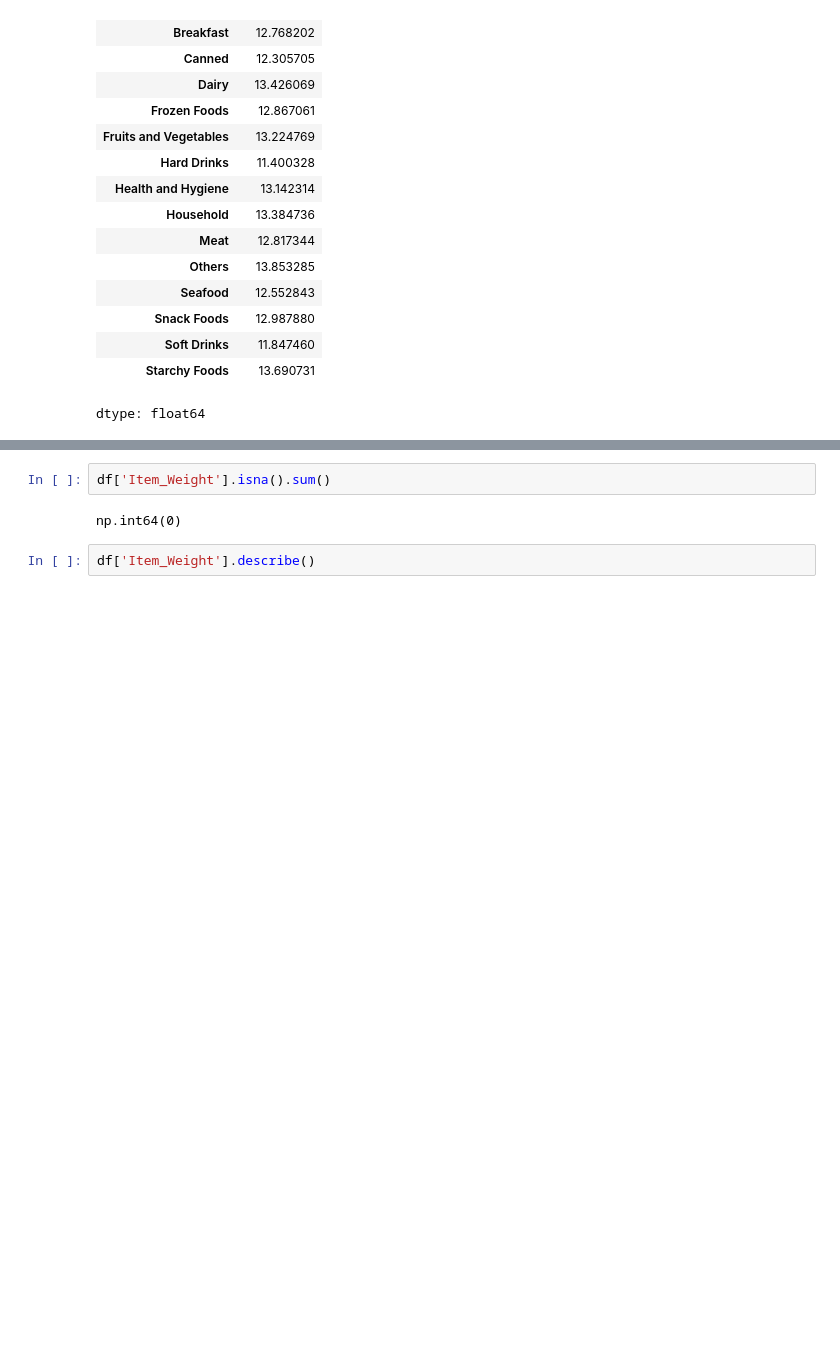
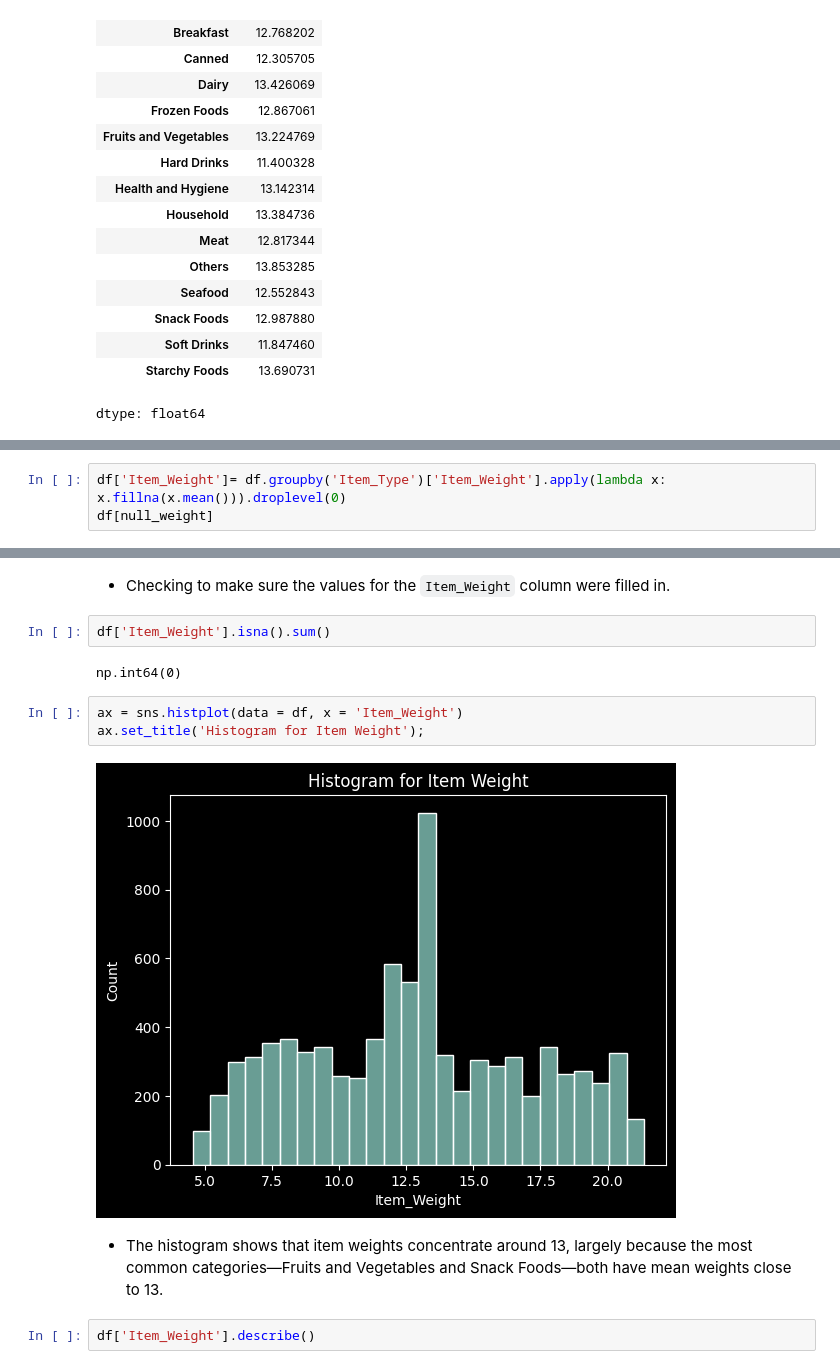
Before and after one commit to QustaB/Prediction_of_Production_Sales, a Jupyter notebook: Prediction_of_Production_Sales.ipynb, the cells around one changed output, grey strips where cells are left out. Drawn from its saved outputs; the diff is of its cells as text; blank space fills up the shorter version.

```diff
--- a/Prediction_of_Production_Sales.ipynb
+++ b/Prediction_of_Production_Sales.ipynb
@@ -258,0 +297,3 @@ for item_type in mean_by_item_type.index:
+# %%
+df['Item_Weight']= df.groupby('Item_Type')['Item_Weight'].apply(lambda x: x.fillna(x.mean())).droplevel(0)
+df[null_weight]
@@ -259,7 +314,16 @@ for item_type in mean_by_item_type.index:
+# %% [markdown]
+- Checking to make sure the values for the `Item_Weight` column were filled in.
 # %%
 df['Item_Weight'].isna().sum()
 # %% [output]
 np.int64(0)
+# %%
+ax = sns.histplot(data = df, x = 'Item_Weight')
+ax.set_title('Histogram for Item Weight');
+# %% [output]
+[figure, added]
+# %% [markdown]
+- The histogram shows that item weights concentrate around 13, largely because the most common categories—Fruits and Vegetables and Snack Foods—both have mean weights close to 13.
 # %%
 df['Item_Weight'].describe()
 # %% [output]
```
Also changed, not shown: parts of 39 cells of this notebook.
